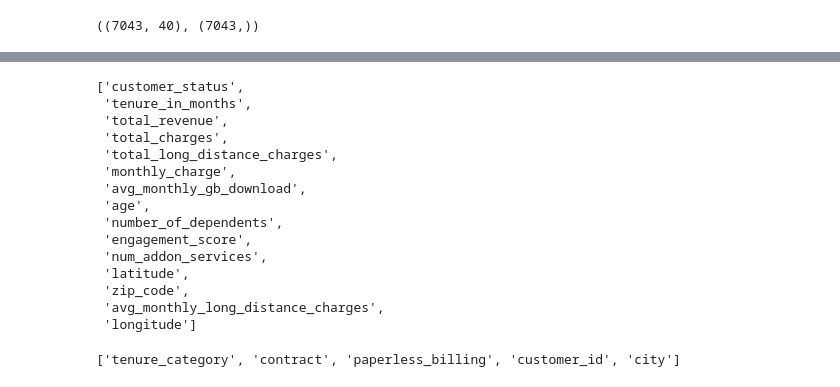
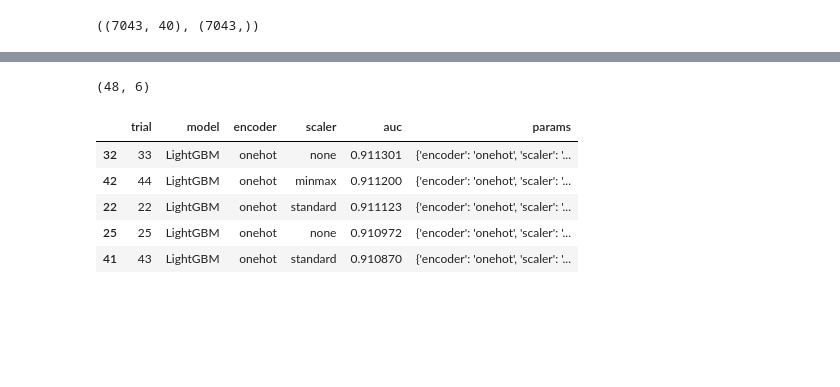
Before and after one commit to Niair/Customer_Churn_Prediction_using_MLOpps_MLflow_AWS_CI-CD, a Jupyter notebook: notebooks/book.ipynb, the cells around one changed output, grey strips where cells are left out. Drawn from its saved outputs; the diff is of its cells as text; code cells hidden in the pictures; blank space fills up the shorter version.

```diff
--- a/notebooks/book.ipynb
+++ b/notebooks/book.ipynb
@@ -886,22 +986,13 @@ Cat = df.select_dtypes(include=['object', 'category']).columns.tolist()
-# %%
-Num
-# %% [output]
-['customer_status',
- 'tenure_in_months',
- 'total_revenue',
- 'total_charges',
- 'total_long_distance_charges',
- 'monthly_charge',
- 'avg_monthly_gb_download',
- 'age',
- 'number_of_dependents',
- 'engagement_score',
- 'num_addon_services',
- 'latitude',
- 'zip_code',
- 'avg_monthly_long_distance_charges',
- 'longitude']
-# %%
-Cat
-# %% [output]
-['tenure_category', 'contract', 'paperless_billing', 'customer_id', 'city']
+# %%
+results_df.shape
+# %% [output]
+(48, 6)
+# %%
+results_df.sort_values(by='auc', ascending = False).head(5)
+# %% [output]
+|  | trial | model | encoder | scaler | auc | params |
+| 32 | 33 | LightGBM | onehot | none | 0.911301 | {'encoder': 'onehot', 'scaler': '... |
+| 42 | 44 | LightGBM | onehot | minmax | 0.911200 | {'encoder': 'onehot', 'scaler': '... |
+| 22 | 22 | LightGBM | onehot | standard | 0.911123 | {'encoder': 'onehot', 'scaler': '... |
+| 25 | 25 | LightGBM | onehot | none | 0.910972 | {'encoder': 'onehot', 'scaler': '... |
+| 41 | 43 | LightGBM | onehot | standard | 0.910870 | {'encoder': 'onehot', 'scaler': '... |
```
Also changed, not shown: parts of 33 cells of this notebook, 2 other files.
